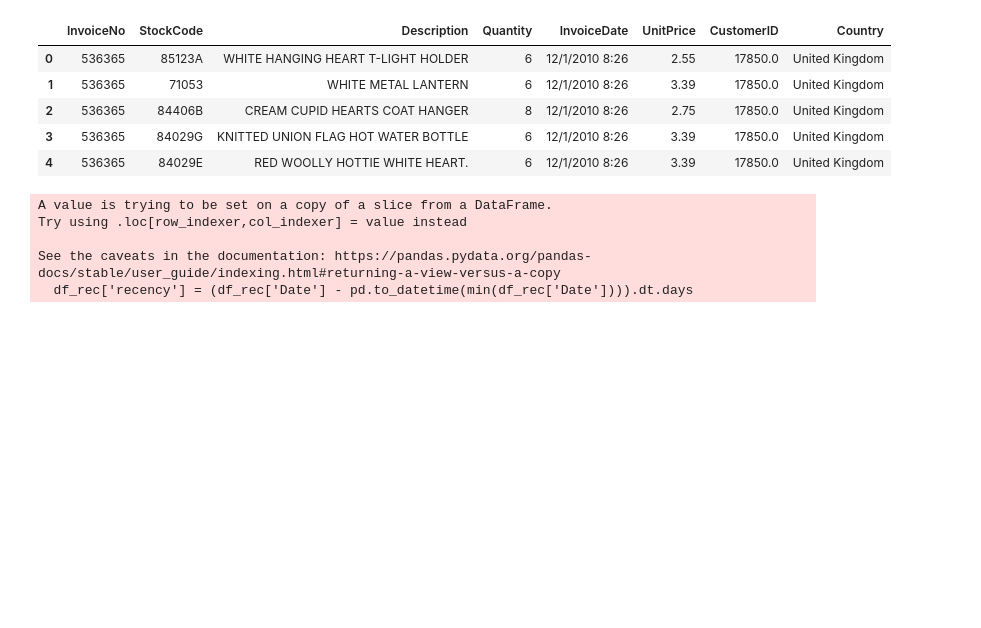
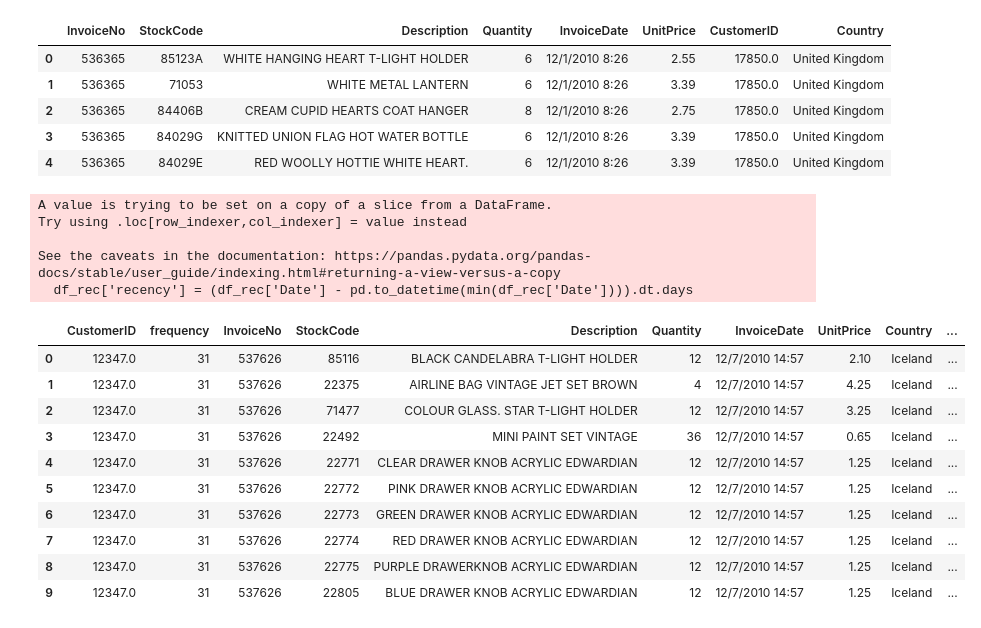
Before and after one commit to guilhermelaviola/CustomerSegmentationModel, a Jupyter notebook: CustomerChurnPredictionModel.ipynb, the cells around one changed output. Cells and saved outputs as stored; diff of their text form; code cells hidden in the pictures; blank space fills up the shorter version.

```diff
--- a/CustomerChurnPredictionModel.ipynb
+++ b/CustomerChurnPredictionModel.ipynb
@@ -31,6 +31,7 @@ df.head()
 df['Date']= pd.to_datetime(df['InvoiceDate'])
 # %%
 # Keeping the most recent date of purchase only
-df['rank'] = df.sort_values(['CustomerID','Date']).
+df['rank'] = df.sort_values(['CustomerID','Date']).groupby(['CustomerID'])['Date'].rank(method='min')
+df_rec = df[df['rank'] == 1]
 # %%
 # Assigning a recency score ro each CustomerID.
@@ -51,3 +52,18 @@ df_freq.columns = ['CustomerID', 'frequency']
 # The new dataframe that was just created contains two columns: 'CustomerID'
 # and 'frequency'. Let's merge this dataframe with the previous one:
 rec_freq = df_freq.merge(df_rec, on = 'CustomerID')
+# %%
+# Displaying the dataframe, for testing
+rec_freq.head(10)
+# %% [output]
+|  | CustomerID | frequency | InvoiceNo | StockCode | Description | Quantity | InvoiceDate | UnitPrice | Country | ... |
+| 0 | 12347.0 | 31 | 537626 | 85116 | BLACK CANDELABRA T-LIGHT HOLDER | 12 | 12/7/2010 14:57 | 2.10 | Iceland | ... |
+| 1 | 12347.0 | 31 | 537626 | 22375 | AIRLINE BAG VINTAGE JET SET BROWN | 4 | 12/7/2010 14:57 | 4.25 | Iceland | ... |
+| 2 | 12347.0 | 31 | 537626 | 71477 | COLOUR GLASS. STAR T-LIGHT HOLDER | 12 | 12/7/2010 14:57 | 3.25 | Iceland | ... |
+| 3 | 12347.0 | 31 | 537626 | 22492 | MINI PAINT SET VINTAGE | 36 | 12/7/2010 14:57 | 0.65 | Iceland | ... |
+| 4 | 12347.0 | 31 | 537626 | 22771 | CLEAR DRAWER KNOB ACRYLIC EDWARDIAN | 12 | 12/7/2010 14:57 | 1.25 | Iceland | ... |
+| 5 | 12347.0 | 31 | 537626 | 22772 | PINK DRAWER KNOB ACRYLIC EDWARDIAN | 12 | 12/7/2010 14:57 | 1.25 | Iceland | ... |
+| 6 | 12347.0 | 31 | 537626 | 22773 | GREEN DRAWER KNOB ACRYLIC EDWARDIAN | 12 | 12/7/2010 14:57 | 1.25 | Iceland | ... |
+| 7 | 12347.0 | 31 | 537626 | 22774 | RED DRAWER KNOB ACRYLIC EDWARDIAN | 12 | 12/7/2010 14:57 | 1.25 | Iceland | ... |
+| 8 | 12347.0 | 31 | 537626 | 22775 | PURPLE DRAWERKNOB ACRYLIC EDWARDIAN | 12 | 12/7/2010 14:57 | 1.25 | Iceland | ... |
+| 9 | 12347.0 | 31 | 537626 | 22805 | BLUE DRAWER KNOB ACRYLIC EDWARDIAN | 12 | 12/7/2010 14:57 | 1.25 | Iceland | ... |
```
Also changed, not shown: parts of 6 cells of this notebook.
